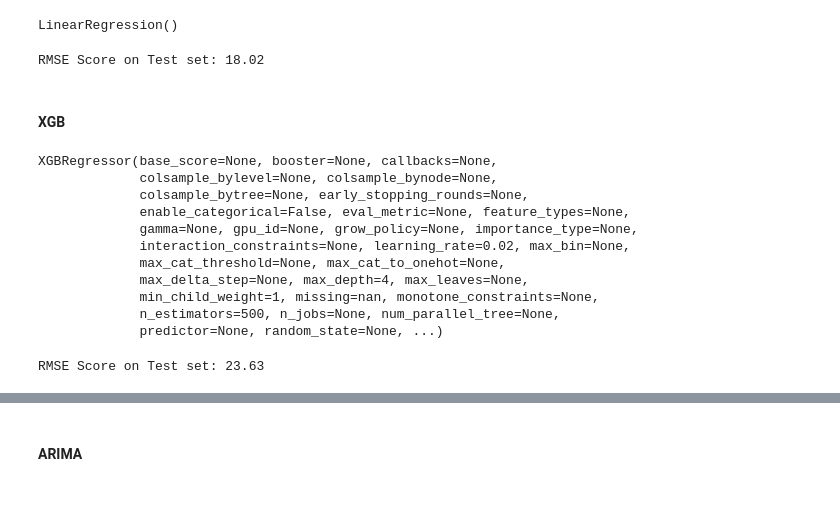
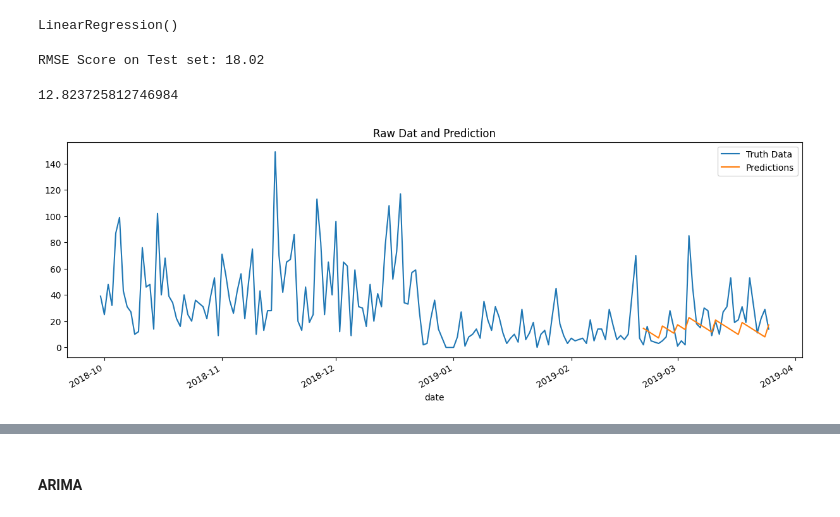
Before and after one commit to vaibhav0502/dim_tech_assignmrnt, a Jupyter notebook: Sales.ipynb, the cells around one changed output, grey strips where cells are left out. Saved outputs shown, nothing was run; the diff lists cells and outputs as text; code cells hidden in the pictures.

```diff
--- a/Sales.ipynb
+++ b/Sales.ipynb
@@ -158,39 +161,18 @@ LinearRegression()
 # %%
 test['prediction'] = lr_reg.predict(X_test)
 lr_score = np.sqrt(mean_squared_error(test['sales'], test['prediction']))
+mae_lr_score = mean_absolute_error(test['sales'], test['prediction'])
 print(f'RMSE Score on Test set: {lr_score:0.2f}')
+mae_lr_score
 # %% [output]
 RMSE Score on Test set: 18.02
+12.823725812746984
 # %%
-# data1 = data.merge(test[['prediction']], how='left', left_index=True, right_index=True)
-# ax = data1[['sales']].plot(figsize=(15, 5))
-# data1['prediction'].plot(ax=ax, style='-')
-# plt.legend(['Truth Data', 'Predictions'])
-# ax.set_title('Raw Dat and Prediction')
-# plt.show()
+data1 = data.merge(test[['prediction']], how='left', left_index=True, right_index=True)
+ax = data1[['sales']].plot(figsize=(15, 5))
+data1['prediction'].plot(ax=ax, style='-')
+plt.legend(['Truth Data', 'Predictions'])
+ax.set_title('Raw Dat and Prediction')
+plt.show()
+# %% [output]
+[figure, added]
-# %% [markdown]
-#### XGB
-# %%
-reg = xgb.XGBRegressor(
-    n_estimators=500, min_child_weight=1, max_depth=4, learning_rate=0.02)
-
-reg.fit(X_train, y_train, verbose=1)
-# %% [output]
-XGBRegressor(base_score=None, booster=None, callbacks=None,
-             colsample_bylevel=None, colsample_bynode=None,
-             colsample_bytree=None, early_stopping_rounds=None,
-             enable_categorical=False, eval_metric=None, feature_types=None,
-             gamma=None, gpu_id=None, grow_policy=None, importance_type=None,
-             interaction_constraints=None, learning_rate=0.02, max_bin=None,
-             max_cat_threshold=None, max_cat_to_onehot=None,
-             max_delta_step=None, max_depth=4, max_leaves=None,
-             min_child_weight=1, missing=nan, monotone_constraints=None,
-             n_estimators=500, n_jobs=None, num_parallel_tree=None,
-             predictor=None, random_state=None, ...)
-# %%
-test['prediction'] = reg.predict(X_test)
-
-xgb_score = np.sqrt(mean_squared_error(test['sales'], test['prediction']))
-print(f'RMSE Score on Test set: {xgb_score:0.2f}')
-# %% [output]
-RMSE Score on Test set: 23.63
```
Also changed, not shown: parts of 11 cells of this notebook, 1 other file.
